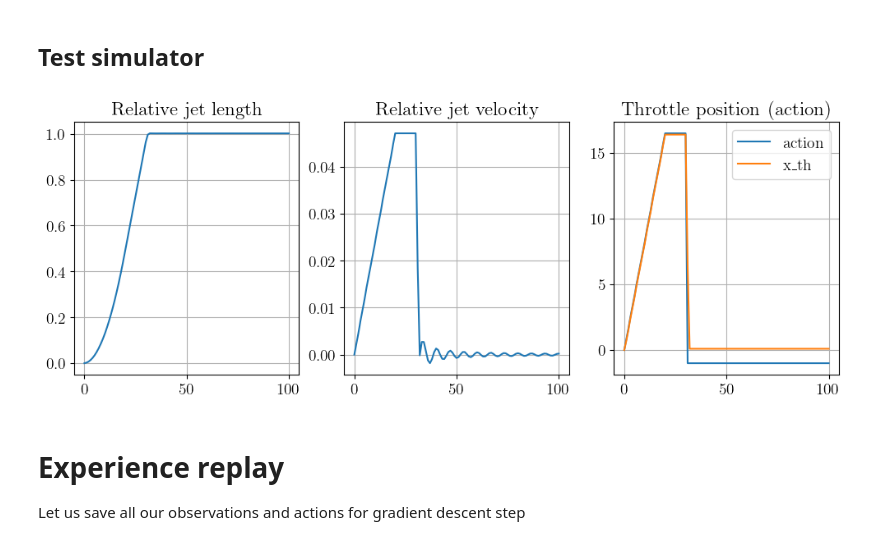
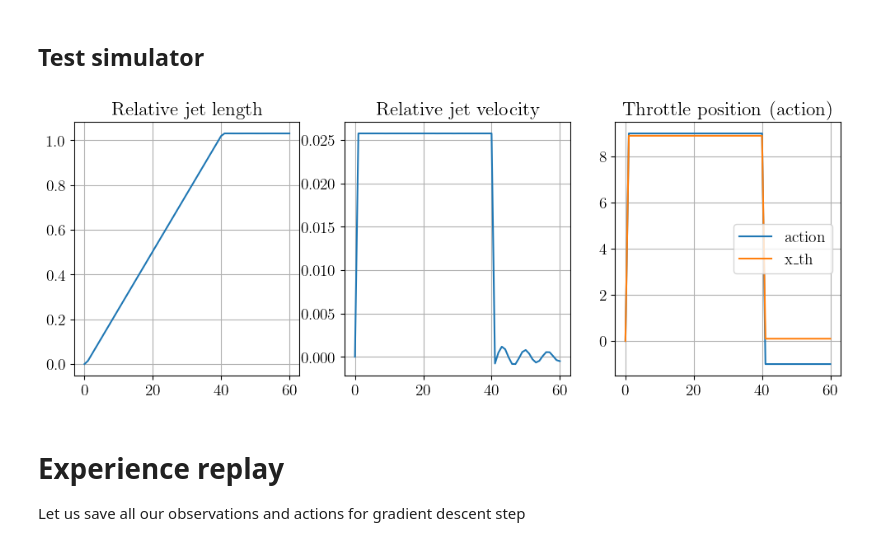
Before and after one commit to mvulf/drop_control, a Jupyter notebook: reinforce_hydraulic_system.ipynb, the cells around one changed output. Cells and saved outputs as stored; diff of their text form; code cells hidden in the pictures.

```diff
--- a/reinforce_hydraulic_system.ipynb
+++ b/reinforce_hydraulic_system.ipynb
@@ -634,7 +634,7 @@ class Simulator:
 ## Test simulator
 # %%
 system = HydraulicSystem()
-simulator = Simulator(system, N_steps=100, state_init=np.array([1e3, 0]))
+simulator = Simulator(system, N_steps=60, state_init=np.array([1e3, 0]))
 
 observations = []
 actions = []
@@ -650,43 +650,51 @@ try:
 
         state = simulator.get_state_step_data()
 
-        step_idx_max = 20
+        # step_idx_max = 20
+        # if simulator.current_step_idx <= step_idx_max:
+        #     new_action = np.array([16.5 * simulator.current_step_idx/step_idx_max])
+        # elif simulator.current_step_idx <= step_idx_max + 10:
+        #     new_action = np.array([16.5])
+        # else:
+        #     new_action = np.array([-1.])
+
+        # new_action = np.round(new_action,1)
+
+        step_idx_max = 40
 
         if simulator.current_step_idx <= step_idx_max:
-            new_action = np.array([16.5 * simulator.current_step_idx/step_idx_max])
-        elif simulator.current_step_idx <= step_idx_max + 10:
-            new_action = np.array([16.5])
+            new_action = np.array([9.0])
         else:
             new_action = np.array([-1.])
 
         new_action = np.round(new_action,1)
 
         simulator.set_action(new_action)
         observations.append(observation)
         actions.append(action)
         states.append(state)
 except AssertionError as e:
     print('Get error:', e)
     print('Stop solving and plot obtained results')
 
 states_arr = np.array(states)
 
 fig, (ax_length, ax_velocity, ax_action) = plt.subplots(nrows=1, ncols=3, figsize=(12,4))
 ax_length.plot(np.array(observations)[:,0])
 ax_length.grid()
 ax_length.set_title('Relative jet length')
 
 ax_velocity.plot(np.array(observations)[:,1])
 ax_velocity.grid()
 ax_velocity.set_title('Relative jet velocity')
 
 ax_action.plot(np.array(actions)[:, 0], label='action')
 ax_action.plot(states_arr[:, 2], label='x_th')
 ax_action.grid()
 ax_action.set_title('Throttle position (action)');
 ax_action.legend();
 # %% [output]
-[figure, old version]
+[figure, new version]
 # %% [markdown]
 # Experience replay
 
```
Also changed, not shown: 1 other file.
